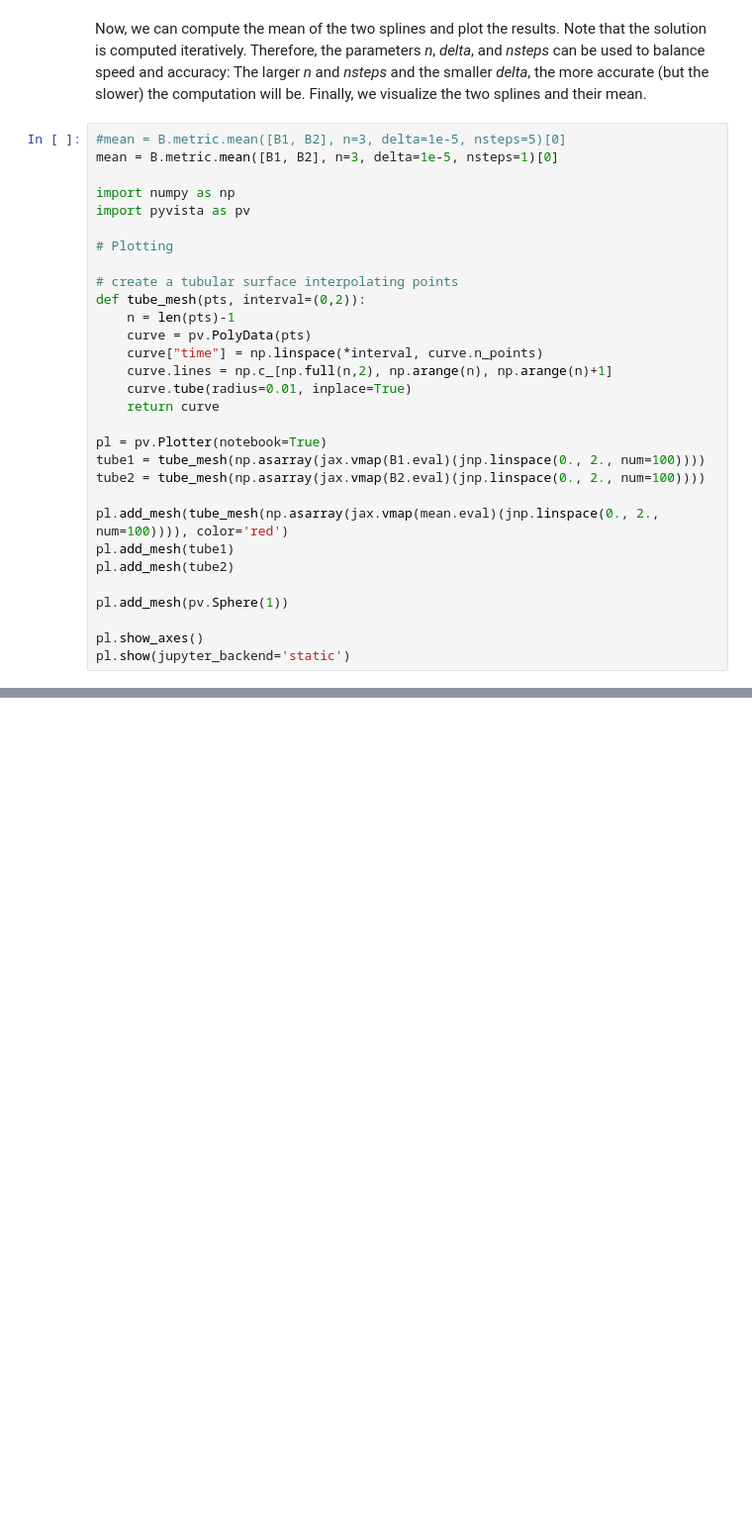
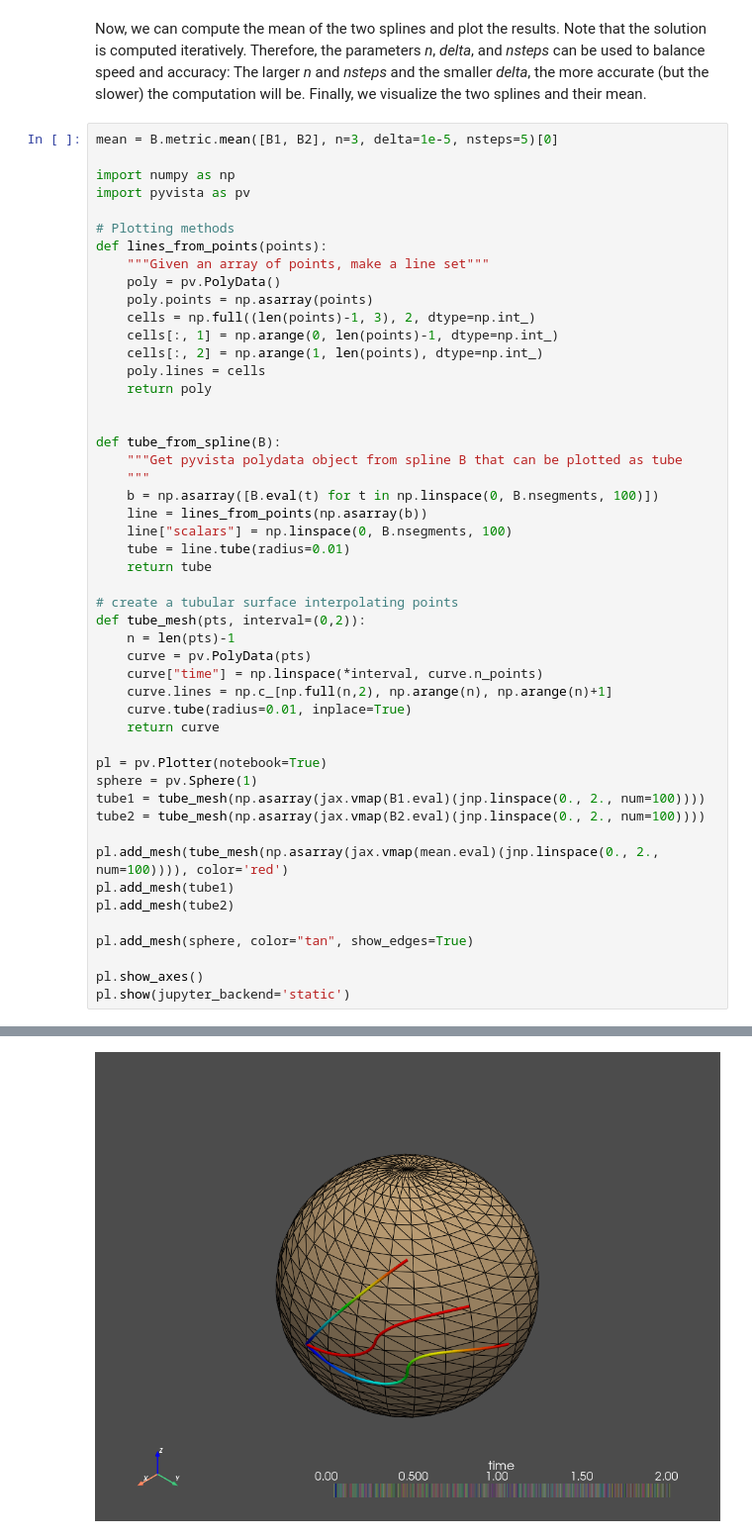
Before and after one commit to morphomatics/morphomatics.github.io, a Jupyter notebook: docs/tutorials/tutorial_bezierfold.ipynb, the cells around one changed output, grey strips where cells are left out. Shown at 99% size. Drawn from its saved outputs; the diff is of its cells as text; blank space fills up the shorter version.

```diff
--- a/docs/tutorials/tutorial_bezierfold.ipynb
+++ b/docs/tutorials/tutorial_bezierfold.ipynb
@@ -48,13 +48,31 @@ B2 = BezierSpline(M, [jnp.stack((p1, om1, o1)), jnp.stack((o1, op1, q1))])
 # %% [markdown]
 Now, we can compute the mean of the two splines and plot the results. Note that the solution is computed iteratively. Therefore, the parameters _n_, _delta_, and _nsteps_ can be used to balance speed and accuracy: The larger _n_ and _nsteps_ and the smaller _delta_, the more accurate (but the slower) the computation will be. Finally, we visualize the two splines and their mean.
 # %%
-#mean = B.metric.mean([B1, B2], n=3, delta=1e-5, nsteps=5)[0]
-mean = B.metric.mean([B1, B2], n=3, delta=1e-5, nsteps=1)[0]
+mean = B.metric.mean([B1, B2], n=3, delta=1e-5, nsteps=5)[0]
 
 import numpy as np
 import pyvista as pv
 
-# Plotting
+# Plotting methods
+def lines_from_points(points):
+    """Given an array of points, make a line set"""
+    poly = pv.PolyData()
+    poly.points = np.asarray(points)
+    cells = np.full((len(points)-1, 3), 2, dtype=np.int_)
+    cells[:, 1] = np.arange(0, len(points)-1, dtype=np.int_)
+    cells[:, 2] = np.arange(1, len(points), dtype=np.int_)
+    poly.lines = cells
+    return poly
+
+
+def tube_from_spline(B):
+    """Get pyvista polydata object from spline B that can be plotted as tube
+    """
+    b = np.asarray([B.eval(t) for t in np.linspace(0, B.nsegments, 100)])
+    line = lines_from_points(np.asarray(b))
+    line["scalars"] = np.linspace(0, B.nsegments, 100)
+    tube = line.tube(radius=0.01)
+    return tube
 
 # create a tubular surface interpolating points
 def tube_mesh(pts, interval=(0,2)):
@@ -66,6 +84,7 @@ def tube_mesh(pts, interval=(0,2)):
     return curve
 
 pl = pv.Plotter(notebook=True)
+sphere = pv.Sphere(1)
 tube1 = tube_mesh(np.asarray(jax.vmap(B1.eval)(jnp.linspace(0., 2., num=100))))
 tube2 = tube_mesh(np.asarray(jax.vmap(B2.eval)(jnp.linspace(0., 2., num=100))))
 
@@ -73,7 +92,7 @@ pl.add_mesh(tube_mesh(np.asarray(jax.vmap(mean.eval)(jnp.linspace(0., 2., num=10
 pl.add_mesh(tube1)
 pl.add_mesh(tube2)
 
-pl.add_mesh(pv.Sphere(1))
+pl.add_mesh(sphere, color="tan", show_edges=True)
 
 pl.show_axes()
 pl.show(jupyter_backend='static')
@@ -83,0 +117 @@ Iteration    Cost                       Gradient norm
+[figure, added]
```
Also changed, not shown: parts of 1 cell of this notebook.
